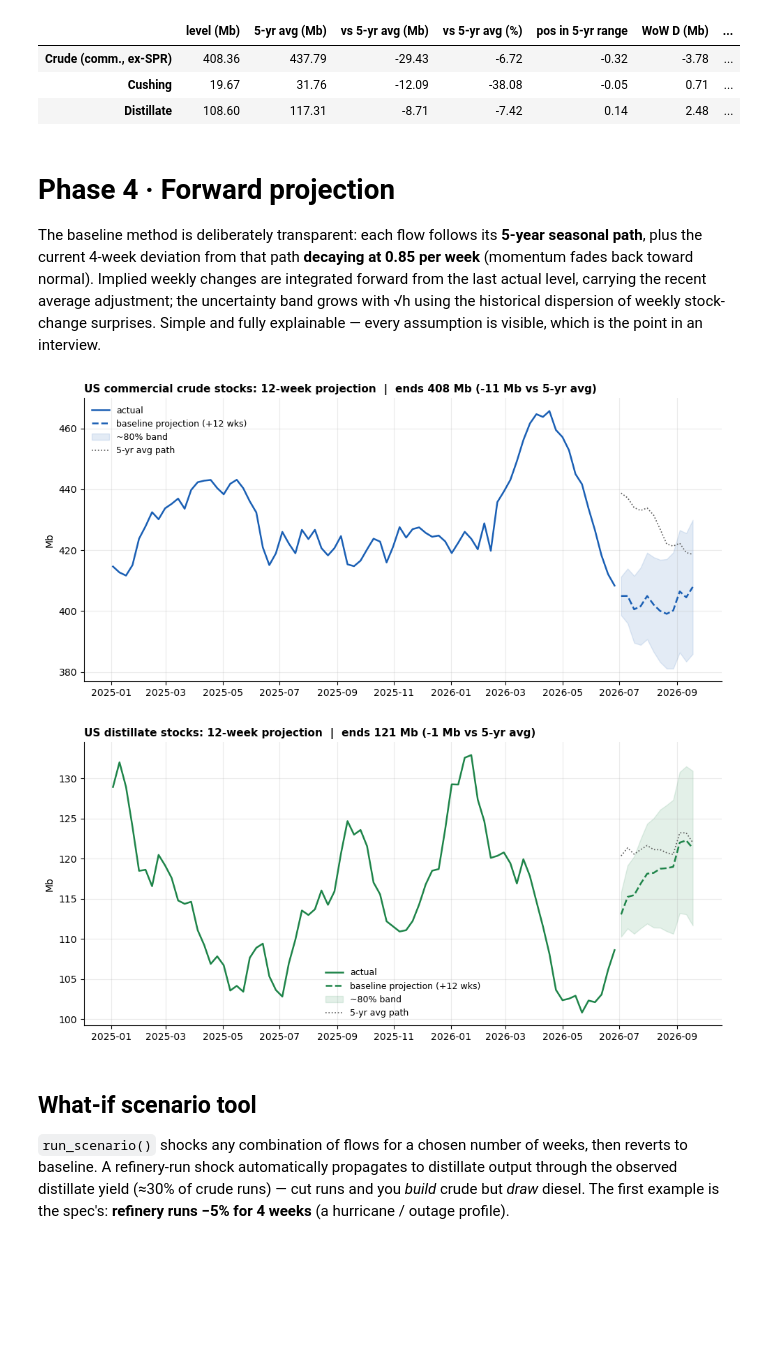
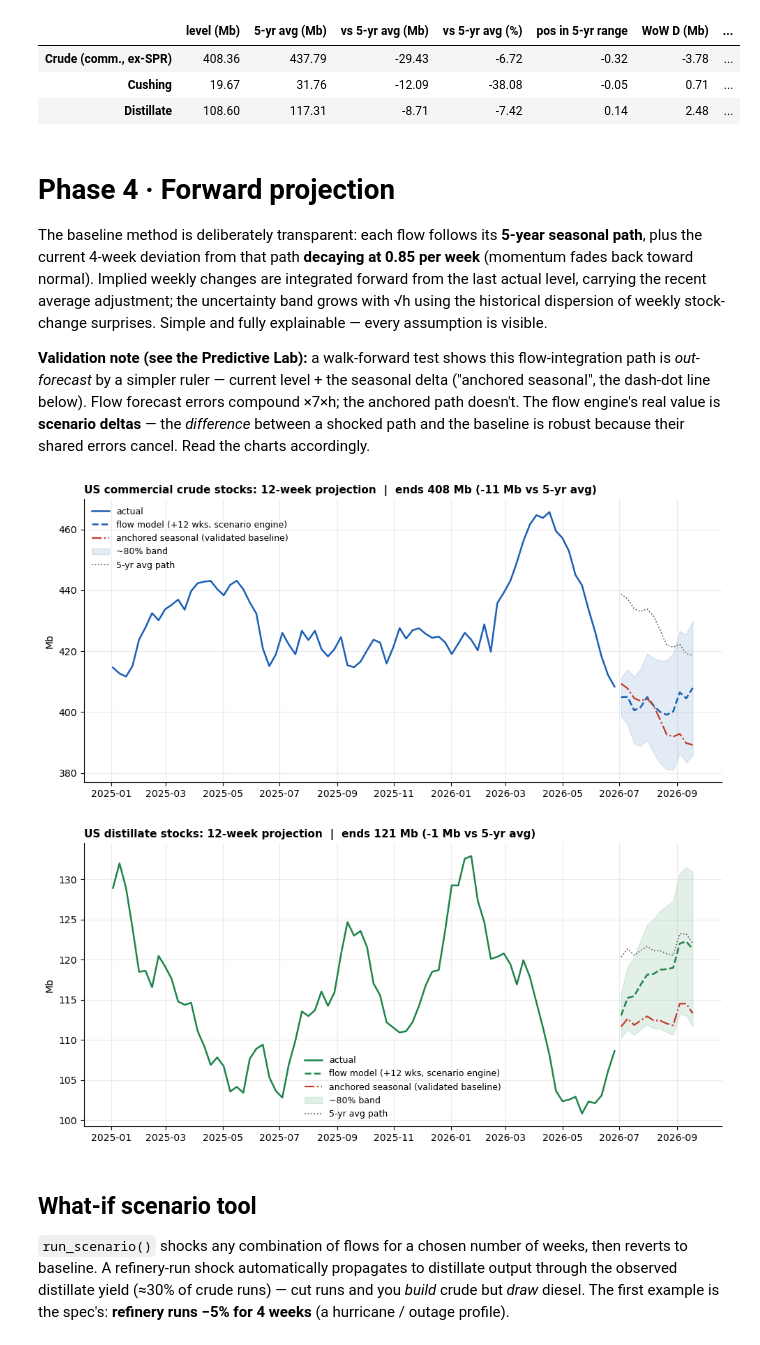
Before and after one commit to tdickers22-lgtm/crude-distillate-sd-model, a Jupyter notebook: crude_distillate_sd_model.ipynb, the cells around one changed output. Cells and saved outputs as stored; diff of their text form; code cells hidden in the pictures; blank space fills up the shorter version.

```diff
--- a/crude_distillate_sd_model.ipynb
+++ b/crude_distillate_sd_model.ipynb
@@ -128,6 +128,18 @@ SERIES = {
                                   name="WTI Cushing spot price (weekly avg)"),
     "EER_EPD2DXL0_PF4_Y35NY_DPG": dict(short="ulsd", commodity="distillate", role="price", unit="$/gal",
                                   name="NY Harbor ULSD spot price (weekly avg)"),
+    # ---- futures term structure for the Predictive Lab ($ — never ×7) ----
+    # Theory of storage ties INVENTORIES to the CURVE: low stocks ⇒ convenience
+    # yield ⇒ backwardation (M1 > M2). These four series let the lab test the
+    # deviation signal against spreads, where the physical link is tightest.
+    "RCLC1":                 dict(short="wti_m1", commodity="crude", role="price", unit="$/bbl",
+                                  name="WTI (Cushing) futures, contract 1 (weekly avg)"),
+    "RCLC2":                 dict(short="wti_m2", commodity="crude", role="price", unit="$/bbl",
+                                  name="WTI (Cushing) futures, contract 2 (weekly avg)"),
+    "EER_EPD2F_PE1_Y35NY_DPG": dict(short="ho_m1", commodity="distillate", role="price", unit="$/gal",
+                                  name="NYH No.2 heating oil/ULSD futures, contract 1 (weekly avg)"),
+    "EER_EPD2F_PE2_Y35NY_DPG": dict(short="ho_m2", commodity="distillate", role="price", unit="$/gal",
+                                  name="NYH No.2 heating oil/ULSD futures, contract 2 (weekly avg)"),
 }
 SHORT = {sid: m["short"] for sid, m in SERIES.items()}
 
@@ -136,7 +148,7 @@ SHORT = {sid: m["short"] for sid, m in SERIES.items()}
 # extension series (regional + price) degrade gracefully instead: skip + warn.
 CORE_IDS = [sid for sid, m in SERIES.items() if m["role"] in ("supply", "demand", "level", "level*")]
 EXT_IDS  = [sid for sid in SERIES if sid not in CORE_IDS]
-assert len(CORE_IDS) == 11 and len(EXT_IDS) == 7
+assert len(CORE_IDS) == 11 and len(EXT_IDS) == 11   # 22 series total
 
 framework = (pd.DataFrame(SERIES).T
              .reset_index().rename(columns={"index": "eia_series_id"})
@@ -413,6 +425,20 @@ def generate_sample_data(end="2026-06-26") -> pd.DataFrame:
     crack = np.maximum(crack, 3.0)
     ulsd = (wti + crack) / 42.0     # $/gal — the ×42 gal→bbl factor, inverted
 
+    # ---------------- futures term structure ($ series — never ×7) -----------
+    # Theory of storage: low stocks → backwardation. The synthetic M1−M2
+    # spreads respond to the same lagged deviation proxies as the spot prices
+    # (shorter lag — the curve reprices state faster than flat price), plus
+    # noise. As ever: sample-data structure results validate the PIPELINE.
+    wti_sprd = (0.35 - 0.11 * c_pctdev.shift(4).fillna(0.0).to_numpy()
+                + _ar1(len(idx), 0.22, rho=0.9))            # $/bbl, M1 − M2
+    wti_m1 = wti + _ar1(len(idx), 0.35, rho=0.5)            # futures M1 ≈ spot
+    wti_m2 = wti_m1 - wti_sprd
+    ho_sprd = (0.008 - 0.0009 * d_pctdev.shift(4).fillna(0.0).to_numpy()
+               + _ar1(len(idx), 0.006, rho=0.9))            # $/gal, M1 − M2
+    ho_m1 = ulsd + _ar1(len(idx), 0.010, rho=0.5)
+    ho_m2 = ho_m1 - ho_sprd
+
     # ---------------- PADD distillate stocks (Mb) ----------------------------
     # Built as SHARES of the national total so the five components sum exactly
     # to WDISTUS1 — matching real EIA data, where PADD stocks are additive.
@@ -438,6 +464,8 @@ def generate_sample_data(end="2026-06-26") -> pd.DataFrame:
         "WDISTUS1": d_stk,
         **padds,
         "RWTC": wti, "EER_EPD2DXL0_PF4_Y35NY_DPG": ulsd,
+        "RCLC1": wti_m1, "RCLC2": wti_m2,
+        "EER_EPD2F_PE1_Y35NY_DPG": ho_m1, "EER_EPD2F_PE2_Y35NY_DPG": ho_m2,
     }, index=idx)
     df.index.name = "period"
     return df.round(3)
@@ -840,7 +877,9 @@ Inventory snapshot -- week ending 2026-06-26
 # %% [markdown]
 # Phase 4 · Forward projection
 
-The baseline method is deliberately transparent: each flow follows its **5-year seasonal path**, plus the current 4-week deviation from that path **decaying at 0.85 per week** (momentum fades back toward normal). Implied weekly changes are integrated forward from the last actual level, carrying the recent average adjustment; the uncertainty band grows with √h using the historical dispersion of weekly stock-change surprises. Simple and fully explainable — every assumption is visible, which is the point in an interview.
+The baseline method is deliberately transparent: each flow follows its **5-year seasonal path**, plus the current 4-week deviation from that path **decaying at 0.85 per week** (momentum fades back toward normal). Implied weekly changes are integrated forward from the last actual level, carrying the recent average adjustment; the uncertainty band grows with √h using the historical dispersion of weekly stock-change surprises. Simple and fully explainable — every assumption is visible.
+
+**Validation note (see the Predictive Lab):** a walk-forward test shows this flow-integration path is *out-forecast* by a simpler ruler — current level + the seasonal delta ("anchored seasonal", the dash-dot line below). Flow forecast errors compound ×7×h; the anchored path doesn't. The flow engine's real value is **scenario deltas** — the *difference* between a shocked path and the baseline is robust because their shared errors cancel. Read the charts accordingly.
 # %%
 # ── Phase 4: forward projection engine ───────────────────────────────────────
 FLOWS = ["c_prod", "c_imp", "c_exp", "runs", "d_prod", "d_imp", "d_exp", "d_dem"]
@@ -875,33 +914,41 @@ def project(d, fc, adj_carry=True):
 # %%
 fc_base = forecast_flows(d)
 proj = project(d, fc_base)
 
 def projection_chart(hist, path, band, name, color, fname):
     avg_f, _, _ = seasonal_series(hist, path.index)
+    # Anchored seasonal path: current level + the 5-yr-average seasonal DELTA.
+    # The Predictive Lab's walk-forward validation shows this simple path
+    # out-forecasts the flow-integration model at every horizon — it is drawn
+    # as the validated baseline; the flow model remains the scenario engine.
+    avg_now, _, _ = seasonal_series(hist, hist.index[-1:])
+    anchored = float(hist.iloc[-1]) + (avg_f - float(avg_now.iloc[-1]))
     w = hist[hist.index >= "2025-01-01"]
     fig, ax = plt.subplots(figsize=(10, 4.8))
     ax.plot(w.index, w, color=color, lw=1.8, label="actual")
     ax.plot(path.index, path, color=color, lw=1.8, ls="--",
-            label=f"baseline projection (+{len(path)} wks)")
+            label=f"flow model (+{len(path)} wks, scenario engine)")
+    ax.plot(anchored.index, anchored, color="#c0392b", lw=1.6, ls="-.",
+            label="anchored seasonal (validated baseline)")
     ax.fill_between(path.index, (path - band).to_numpy(), (path + band).to_numpy(),
                     color=color, alpha=0.12, label="~80% band")
     ax.plot(path.index, avg_f, color="0.35", lw=1.2, ls=":", label="5-yr avg path")
     enddev = float(path.iloc[-1] - avg_f.iloc[-1])
     ax.set_title(f"{name}: {len(path)}-week projection  |  ends {path.iloc[-1]:,.0f} Mb "
                  f"({enddev:+,.0f} Mb vs 5-yr avg)", loc="left", fontweight="bold", fontsize=11)
     ax.set_ylabel("Mb")
     ax.legend(frameon=False, fontsize=9, loc="best")
     stamp(ax)
     save_show(fig, fname)
     return enddev
 
 end_dev_c = projection_chart(d.c_stk, proj["crude"], proj["band_c"],
                              "US commercial crude stocks", "#1a5fb4", "projection_crude.png")
 end_dev_t = projection_chart(d.d_stk, proj["dist"], proj["band_t"],
                              "US distillate stocks", "#1e8449", "projection_distillate.png")
 # %% [output]
-[figure, old version]
+[figure, new version]
-[figure, old version]
+[figure, new version]
 # %% [markdown]
 ## What-if scenario tool
 
```
Also changed, not shown: parts of 15 cells of this notebook, 9 other files.
